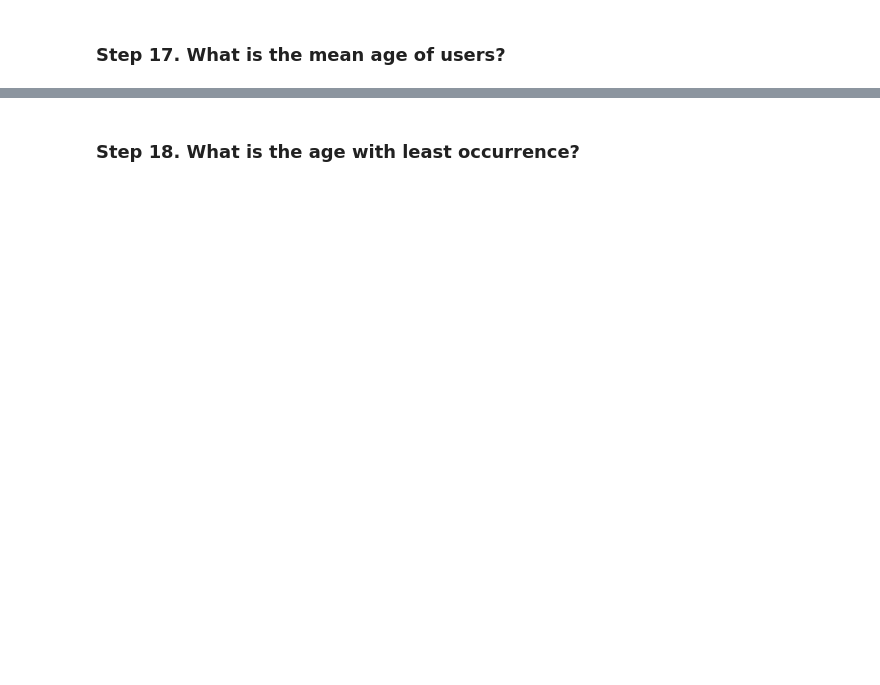
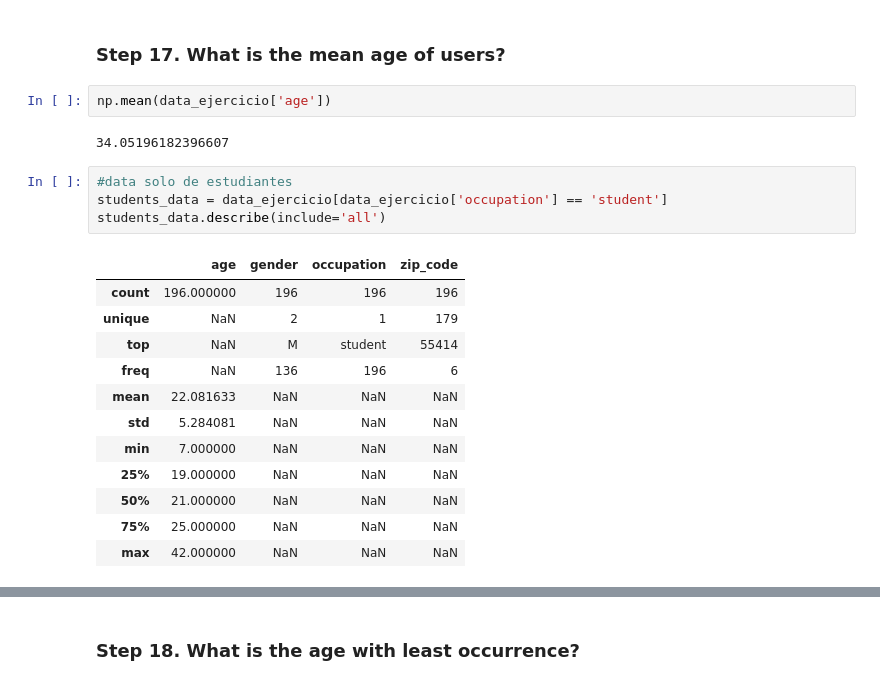
Before and after one commit to Mlcruz9/DS_TheBridgeBBK_FBIL2023, a Jupyter notebook: 2- Data Analysis/2-Pandas/Práctica/0-Occupation/Occupation.ipynb, the cells around one changed output, grey strips where cells are left out. Saved outputs shown, nothing was run; the diff lists cells and outputs as text; blank space fills up the shorter version.

```diff
--- a/2- Data Analysis/2-Pandas/Práctica/0-Occupation/Occupation.ipynb
+++ b/2- Data Analysis/2-Pandas/Práctica/0-Occupation/Occupation.ipynb
@@ -191,2 +394,23 @@ Solve it by 2 different ways
 # %% [markdown]
 ### Step 17. What is the mean age of users?
+# %%
+np.mean(data_ejercicio['age'])
+# %% [output]
+34.05196182396607
+# %%
+#data solo de estudiantes
+students_data = data_ejercicio[data_ejercicio['occupation'] == 'student']
+students_data.describe(include='all')
+# %% [output]
+|  | age | gender | occupation | zip_code |
+| count | 196.000000 | 196 | 196 | 196 |
+| unique | NaN | 2 | 1 | 179 |
+| top | NaN | M | student | 55414 |
+| freq | NaN | 136 | 196 | 6 |
+| mean | 22.081633 | NaN | NaN | NaN |
+| std | 5.284081 | NaN | NaN | NaN |
+| min | 7.000000 | NaN | NaN | NaN |
+| 25% | 19.000000 | NaN | NaN | NaN |
+| 50% | 21.000000 | NaN | NaN | NaN |
+| 75% | 25.000000 | NaN | NaN | NaN |
+| max | 42.000000 | NaN | NaN | NaN |
```
Also changed, not shown: parts of 25 cells of this notebook, 6 other files.
